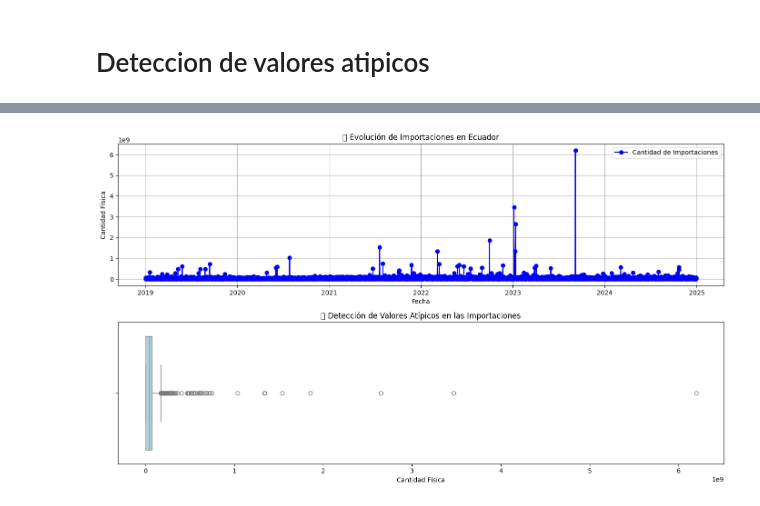
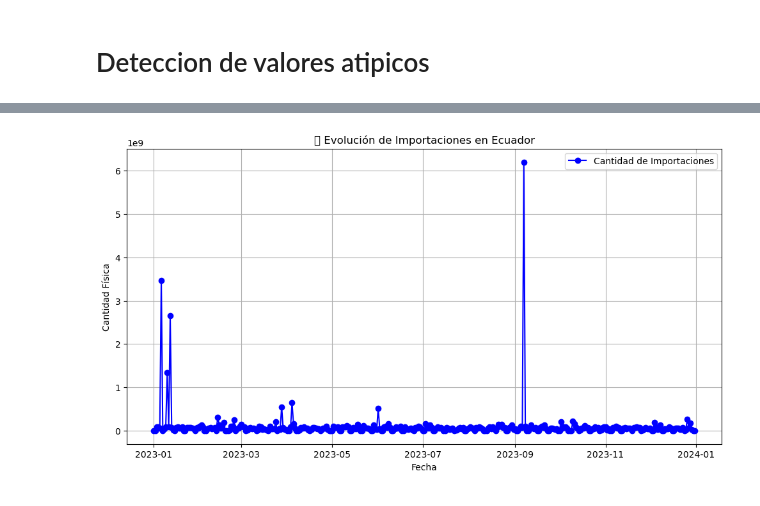
Before and after one commit to And0704/analisis, a Jupyter notebook: conexionBase.ipynb, the cells around one changed output, grey strips where cells are left out. Drawn from its saved outputs; the diff is of its cells as text; code cells hidden in the pictures.

```diff
--- a/conexionBase.ipynb
+++ b/conexionBase.ipynb
@@ -217,29 +309,23 @@ plt.show()
 # %%
-# Convertir la columna 'FEC_INGRESO' a tipo datetime
-datos['FEC_INGRESO'] = pd.to_datetime(datos['FEC_INGRESO'])
 
-# Agrupar por fecha y sumar la cantidad física de importaciones
-importaciones_por_fecha = datos.groupby('FEC_INGRESO')['CANTIDAD_FISICA'].sum()
 
-# Gráfico de la evolución de importaciones
-plt.figure(figsize=(14, 8))
+# Convertir la columna a datetime
+datos["FEC_INGRESO"] = pd.to_datetime(datos["FEC_INGRESO"])
 
-# Subplot 1: Evolución temporal de las importaciones
-plt.subplot(2, 1, 1)  # 2 filas, 1 columna, posición 1
+# Filtrar por año 2023 o mes de septiembre (de cualquier año)
+datos_filtrados = datos.loc[(datos["FEC_INGRESO"].dt.year == 2023)].copy()
+
+# Agrupar por fecha y sumar la cantidad física
+importaciones_por_fecha = datos_filtrados.groupby('FEC_INGRESO')['CANTIDAD_FISICA'].sum()
+
+# Graficar
+plt.figure(figsize=(12, 6))
 plt.plot(importaciones_por_fecha, marker='o', linestyle='-', color='b', label="Cantidad de Importaciones")
 plt.title("📦 Evolución de Importaciones en Ecuador")
 plt.xlabel("Fecha")
 plt.ylabel("Cantidad Física")
 plt.legend()
 plt.grid()
-
-# Subplot 2: Detección de valores atípicos usando un boxplot
-plt.subplot(2, 1, 2)  # 2 filas, 1 columna, posición 2
-sns.boxplot(x=importaciones_por_fecha, orient='h', color='lightblue')
-plt.title("📊 Detección de Valores Atípicos en las Importaciones")
-plt.xlabel("Cantidad Física")
-
-plt.tight_layout()  # Ajustar el espaciado entre subplots
 plt.show()
 # %% [output]
-[figure, old version]
+[figure, new version]
```
Also changed, not shown: parts of 4 cells of this notebook.
